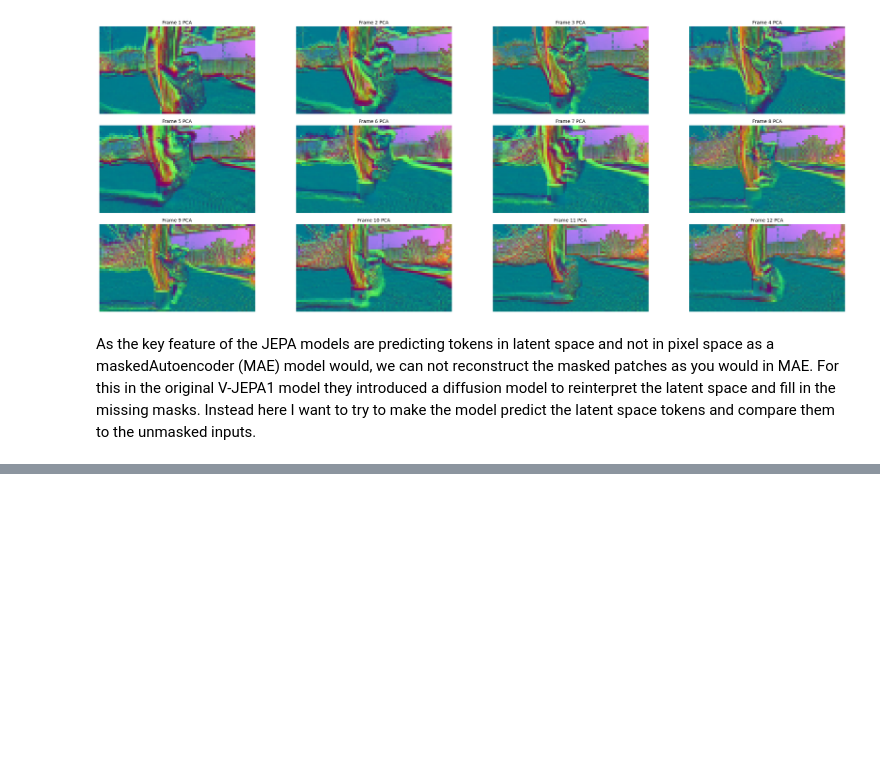
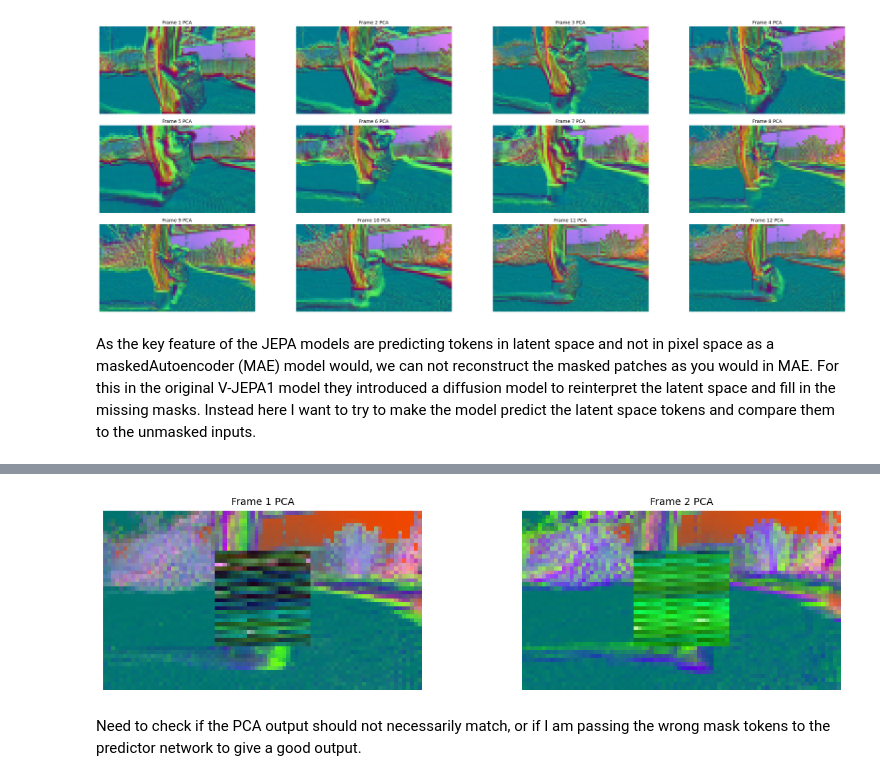
Before and after one commit to RobvanGastel/adapt-vjepa-world-model, a Jupyter notebook: Exploration.ipynb, the cells around one changed output, grey strips where cells are left out. Saved outputs shown, nothing was run; the diff lists cells and outputs as text; code cells hidden in the pictures; blank space fills up the shorter version.

```diff
--- a/Exploration.ipynb
+++ b/Exploration.ipynb
@@ -201,0 +294,33 @@ predictor.cuda() # Now also put the predictor model on the CUDA VRAM
+# %%
+z_reconstruct = torch.zeros(
+    z_pred.shape[0],
+    patch_t * total_patches,
+    3,
+    dtype=z_pred.dtype,
+    device=z_pred.device
+)
+
+# Reconstruct both patches indepently as the ranges of the outputs for different
+# networks dont match
+z_reconstruct[0, mask_tensor_enc[0], :] = min_max(pca(z_enc.reshape(-1, embed_dim)))
+z_reconstruct[0, mask_tensor_pred[0], :] = min_max(pca(z_pred.reshape(-1, embed_dim)))
+z_reconstruct = z_reconstruct.reshape(patch_t*total_patches, 3)
+
+fig, axes = plt.subplots(rows, cols, figsize=(6 * cols, 3 * rows))
+axes_flat = axes.flatten()
+
+tokens_in_frame = patch_h * patch_w
+for i in range(patch_t):
+    features_frame = z_reconstruct[i * tokens_in_frame:(i+1)*tokens_in_frame].cpu().numpy()
+    rgb_frame = features_frame.reshape(patch_h, patch_w, 3)
+
+    axes_flat[i].imshow(rgb_frame)
+    axes_flat[i].set_title(f"Frame {i+1} PCA", fontsize=10)
+    axes_flat[i].axis("off")
+
+plt.tight_layout()
+plt.show()
+# %% [output]
+[figure, added]
+# %% [markdown]
+Need to check if the PCA output should not necessarily match, or if I am passing the wrong mask tokens to the predictor network to give a good output.
```
Also changed, not shown: parts of 7 cells of this notebook, 1 other file.
